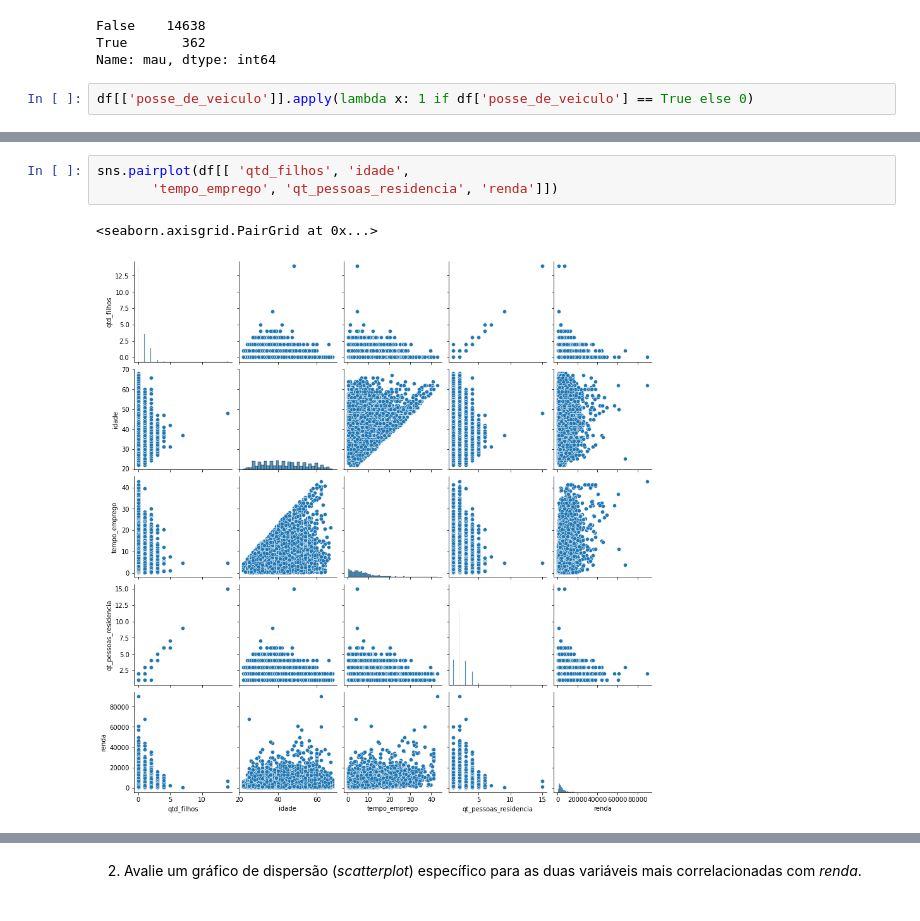
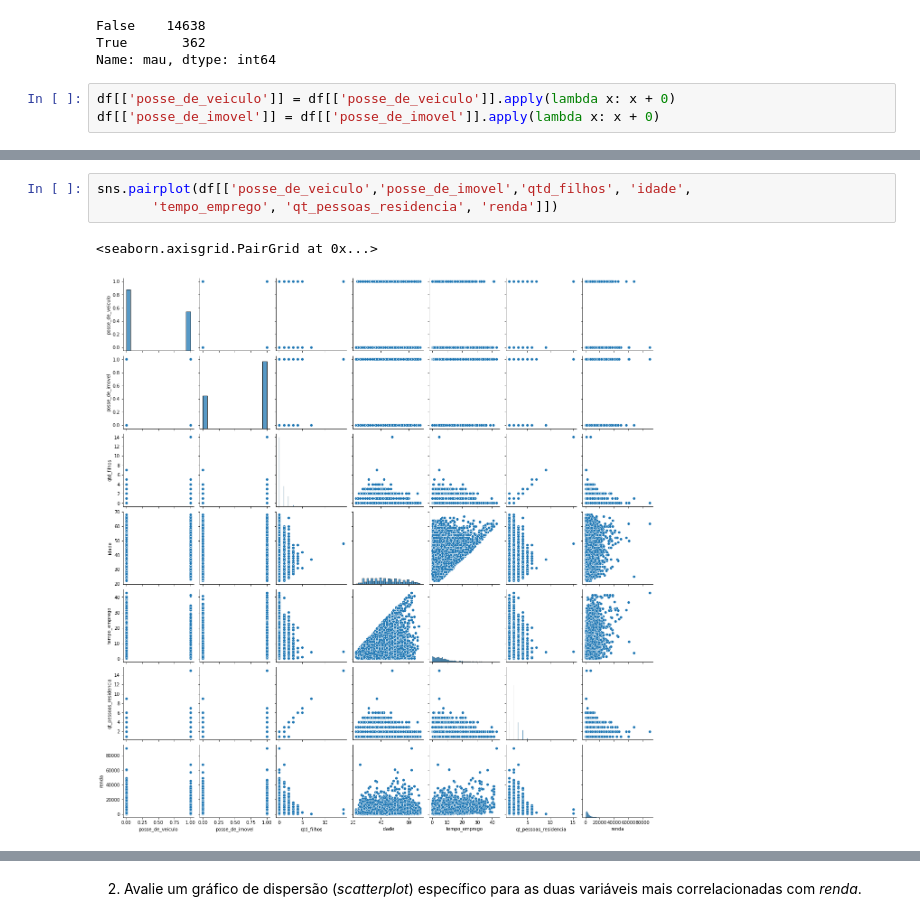
Before and after one commit to RochaKleiton/EBAC_voltazero, a Jupyter notebook: Modulos/10/Profissão-Cientista de Dados_M10_support material_assignment01.ipynb, the cells around one changed output, grey strips where cells are left out. Cells and saved outputs as stored; diff of their text form.

```diff
--- a/Modulos/10/Profissão-Cientista de Dados_M10_support material_assignment01.ipynb
+++ b/Modulos/10/Profissão-Cientista de Dados_M10_support material_assignment01.ipynb
@@ -38,4 +42,5 @@ False    14638
 True       362
 Name: mau, dtype: int64
 # %%
-df[['posse_de_veiculo']].apply(lambda x: 1 if df['posse_de_veiculo'] == True else 0)
+df[['posse_de_veiculo']] = df[['posse_de_veiculo']].apply(lambda x: x + 0)
+df[['posse_de_imovel']] = df[['posse_de_imovel']].apply(lambda x: x + 0)
@@ -94,6 +97,6 @@ df.corr()
 # %%
-sns.pairplot(df[[ 'qtd_filhos', 'idade',
+sns.pairplot(df[['posse_de_veiculo','posse_de_imovel','qtd_filhos', 'idade',
        'tempo_emprego', 'qt_pessoas_residencia', 'renda']])
 # %% [output]
 <seaborn.axisgrid.PairGrid at 0x...>
-[figure, old version]
+[figure, new version]
```
Also changed, not shown: parts of 12 cells of this notebook.
